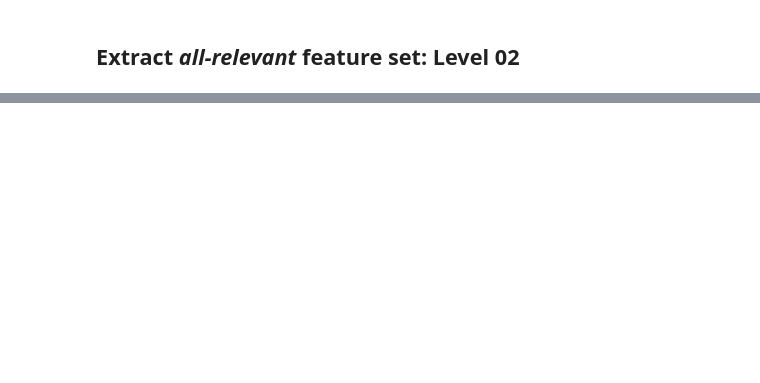
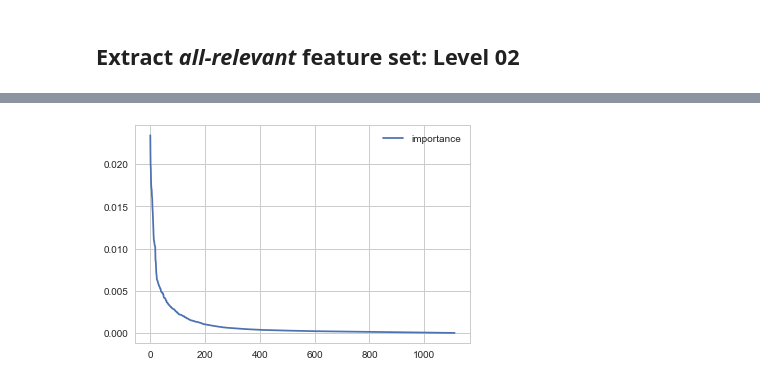
Before and after one commit to tmoerman/alois, a Jupyter notebook: notebooks/03_ashley_21_mar_2018/06_boruta_lime_Region.ipynb, the cells around one changed output, grey strips where cells are left out. Saved outputs shown, nothing was run; the diff lists cells and outputs as text; code cells hidden in the pictures; blank space fills up the shorter version.

```diff
--- a/notebooks/03_ashley_21_mar_2018/06_boruta_lime_Region.ipynb
+++ b/notebooks/03_ashley_21_mar_2018/06_boruta_lime_Region.ipynb
@@ -152,0 +178,32 @@ pd.DataFrame(Level2_features).to_csv('06_level2_features.txt', index=None, heade
+# %%
+EARLY_STOP_WINDOW_LENGTH = 25
+
+class EarlyStopMonitor:
+
+    def __init__(self, window_length=EARLY_STOP_WINDOW_LENGTH, threshold=0):
+        self.window_length = window_length
+        self.threshold = threshold
+
+    def window_boundaries(self, current_round):
+        lo = max(0, current_round - self.window_length + 1)
+        hi = current_round + 1
+
+        return lo, hi
+
+    def __call__(self, current_round, estimator, _):
+        if current_round >= self.window_length - 1:
+            lo, hi = self.window_boundaries(current_round)
+
+            do_stop = np.mean(estimator.oob_improvement_[lo: hi]) < self.threshold
+
+            if do_stop:
+                print('stopped after rounds: {}'.format(current_round))
+
+            return do_stop
+        else:
+            return False
+# %%
+sgbm = GradientBoostingClassifier(random_state=42, learning_rate=0.01, subsample=0.9, n_estimators=10000, max_features=0.1)
+# %%
+%%time
+sgbm.fit(X_train, y_train, monitor=EarlyStopMonitor(threshold=0.01))
@@ -152,0 +285,8 @@ pd.DataFrame(Level2_features).to_csv('06_level2_features.txt', index=None, heade
+# %%
+genes_by_importances = pd.DataFrame({'gene': Level1_features.values.ravel(), 'importance': sgbm.feature_importances_})
+genes_by_importances.sort_values(by='importance', ascending=False, inplace=True)
+# %%
+genes_by_importances.plot(use_index=False)
+plt.show()
+# %% [output]
+[figure, added]
```
Also changed, not shown: parts of 18 cells of this notebook, 4 other files.
